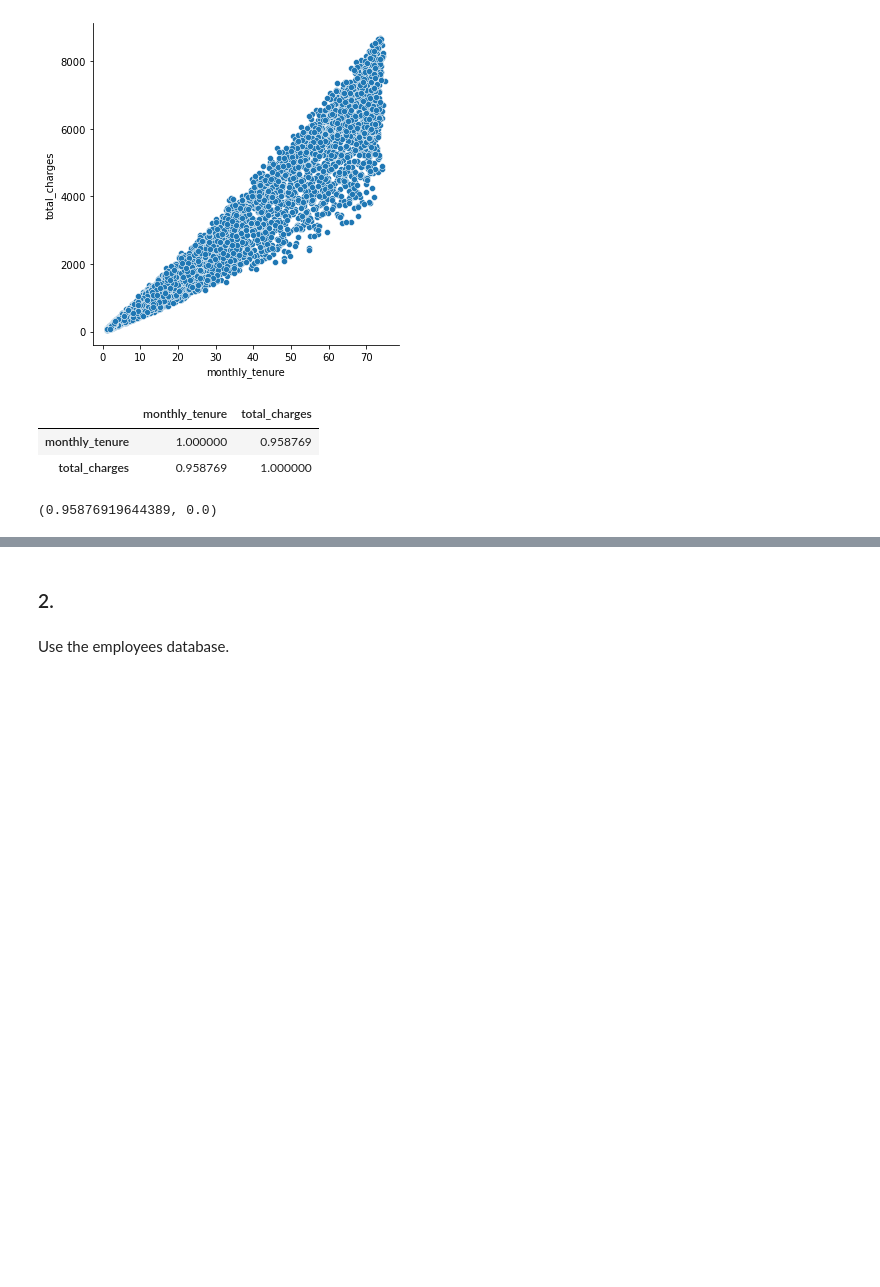
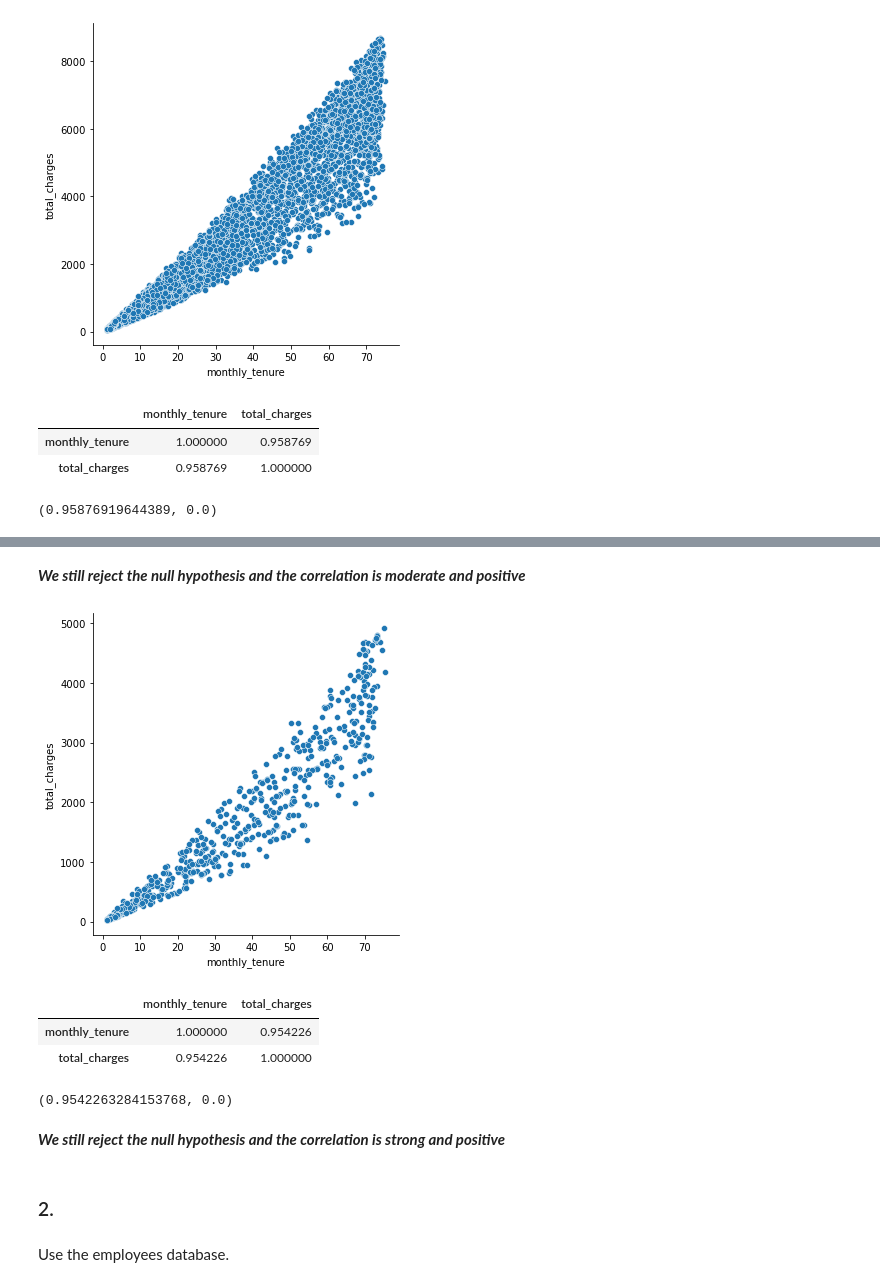
Before and after one commit to adam-talbot/statistics-exercises, a Jupyter notebook: hypothesis_testing.ipynb, the cells around one changed output, grey strips where cells are left out. Saved outputs shown, nothing was run; the diff lists cells and outputs as text; code cells hidden in the pictures; blank space fills up the shorter version.

```diff
--- a/hypothesis_testing.ipynb
+++ b/hypothesis_testing.ipynb
@@ -675,0 +792,21 @@ r, p
+# %% [markdown]
+***We still reject the null hypothesis and the correlation is moderate and positive***
+# %%
+# lets repeat for total charges
+sns.relplot(x='monthly_tenure', y='total_charges', data=i_only)
+plt.show()
+# %% [output]
+[figure, added]
+# %%
+i_only[['monthly_tenure', 'total_charges']].corr()
+# %% [output]
+|  | monthly_tenure | total_charges |
+| monthly_tenure | 1.000000 | 0.954226 |
+| total_charges | 0.954226 | 1.000000 |
+# %%
+r, p = stats.pearsonr(i_only.monthly_tenure, i_only.total_charges)
+r, p
+# %% [output]
+(0.9542263284153768, 0.0)
+# %% [markdown]
+***We still reject the null hypothesis and the correlation is strong and positive***
```
Also changed, not shown: parts of 35 cells of this notebook.
